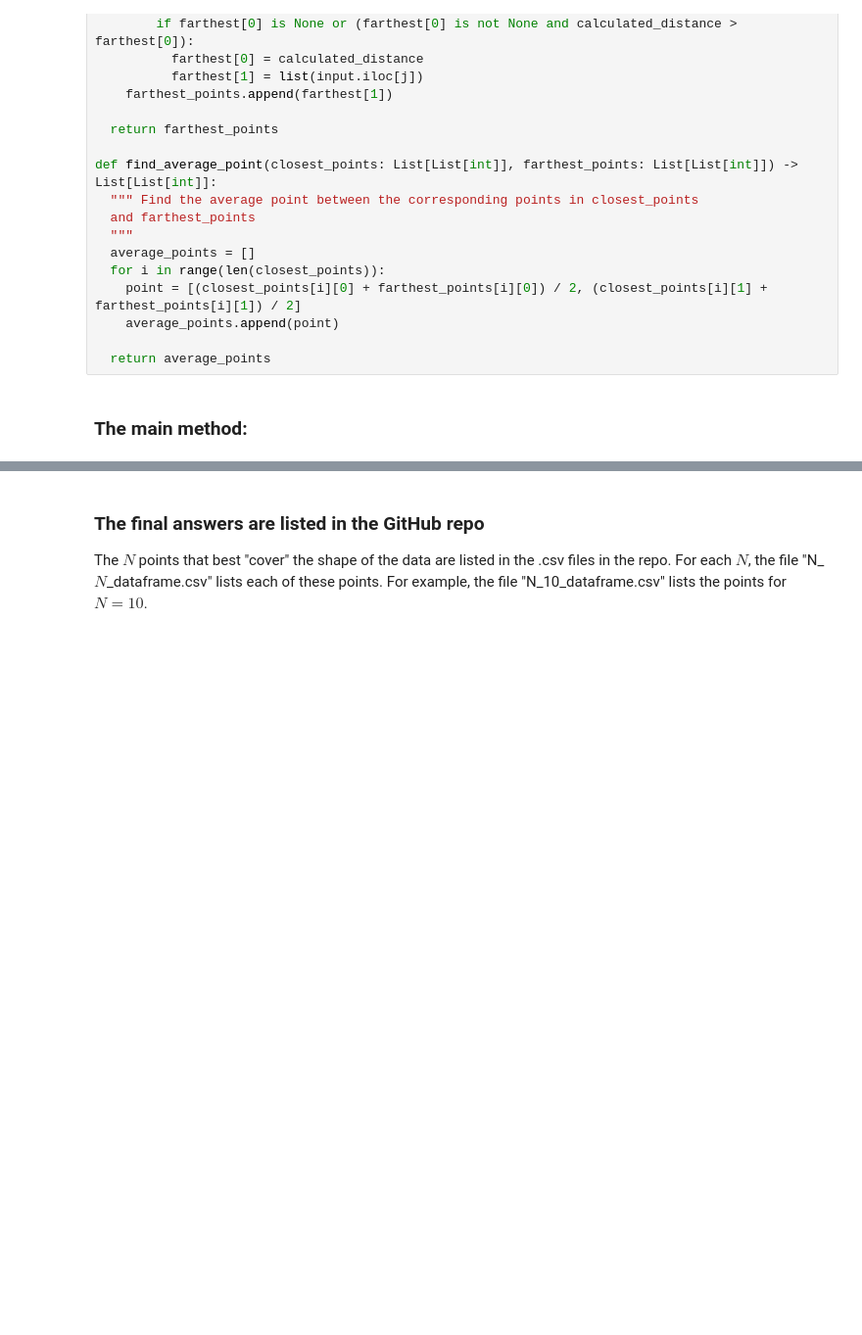
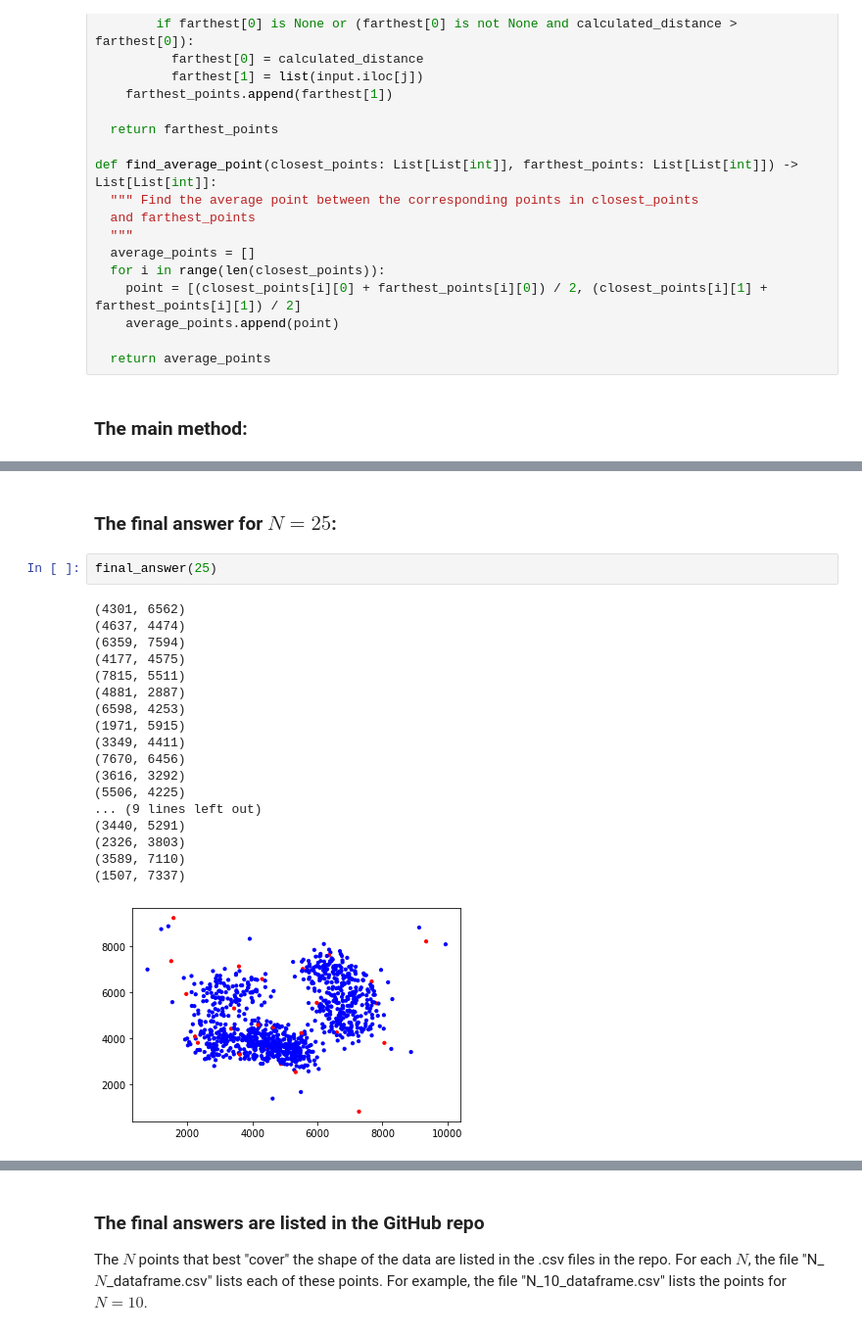
Before and after one commit to jeffreyz374/cssu-purefacts-fall-2022-jeffrey-zhou, a Jupyter notebook: PureFacts_Hackathon_Problem_Response_Jeffrey_Zhou.ipynb, the cells around one changed output, grey strips where cells are left out. Shown: that part at 98% size. Saved outputs shown, nothing was run; the diff lists cells and outputs as text; blank space fills up the shorter version.

```diff
--- a/PureFacts_Hackathon_Problem_Response_Jeffrey_Zhou.ipynb
+++ b/PureFacts_Hackathon_Problem_Response_Jeffrey_Zhou.ipynb
@@ -151,0 +148,23 @@ for i in range(N):
+# %% [markdown]
+### The final answer for $N = 25$:
+# %%
+final_answer(25)
+# %% [output]
+(4301, 6562)
+(4637, 4474)
+(6359, 7594)
+(4177, 4575)
+(7815, 5511)
+(4881, 2887)
+(6598, 4253)
+(1971, 5915)
+(3349, 4411)
+(7670, 6456)
+(3616, 3292)
+(5506, 4225)
+... (9 lines left out)
+(3440, 5291)
+(2326, 3803)
+(3589, 7110)
+(1507, 7337)
+[figure, added]
```
Also changed, not shown: parts of 10 cells of this notebook.
